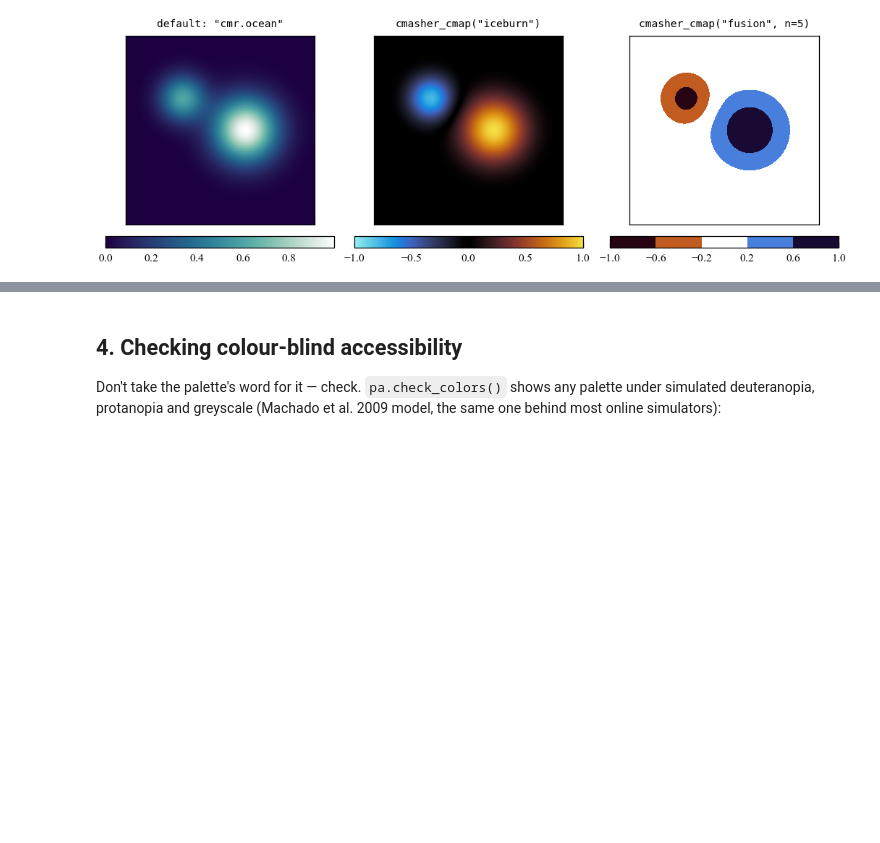
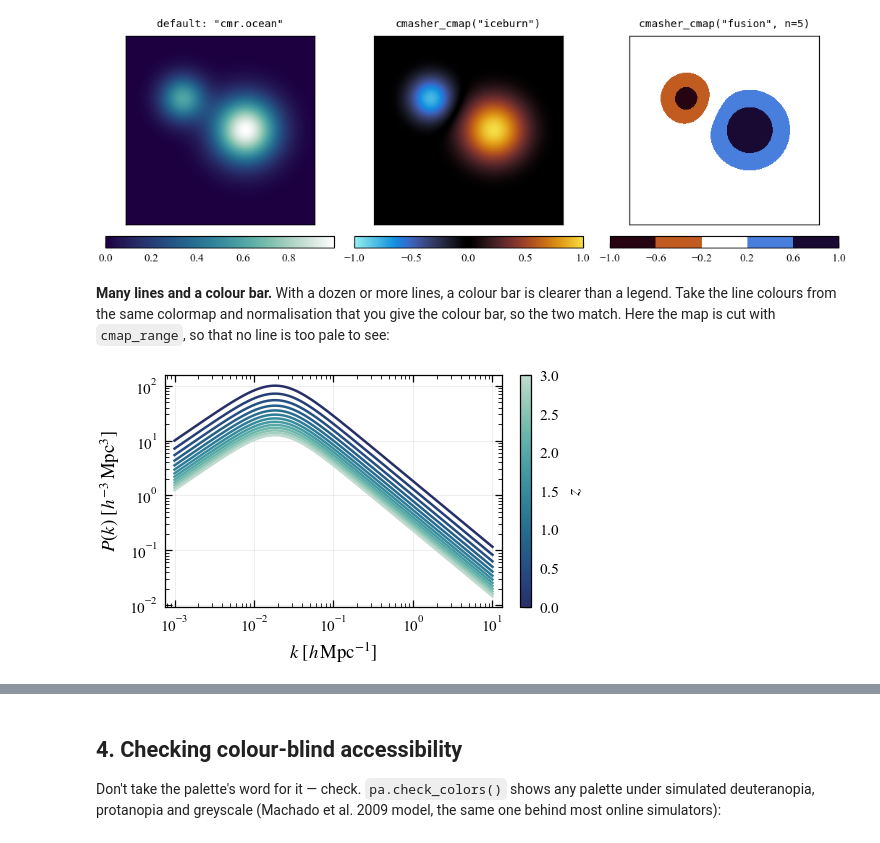
Before and after one commit to BehnoodBandi/plotastro, a Jupyter notebook: examples/tutorial.ipynb, the cells around one changed output, grey strips where cells are left out. Cells and saved outputs as stored; diff of their text form; code cells hidden in the pictures; blank space fills up the shorter version.

```diff
--- a/examples/tutorial.ipynb
+++ b/examples/tutorial.ipynb
@@ -308,3 +404,25 @@ plt.show()
 pa.set_style("mnras")   # back to the default colours and colormap
 # %% [output]
 [figure]
+# %% [markdown]
+**Many lines and a colour bar.** With a dozen or more lines, a colour bar
+is clearer than a legend. Take the line colours from the same colormap and
+normalisation that you give the colour bar, so the two match. Here the map
+is cut with `cmap_range`, so that no line is too pale to see:
+# %%
+import matplotlib as mpl
+
+redshifts = np.linspace(0, 3, 13)
+cmap = pa.cmasher_cmap("ocean", cmap_range=(0.15, 0.85))
+norm = mpl.colors.Normalize(redshifts.min(), redshifts.max())
+
+fig, ax = pa.subplots()
+for zi in redshifts:
+    ax.loglog(k, 1e4 * k / (1 + (k / 0.02) ** 2.2) / (1 + zi) ** 1.5,
+              color=cmap(norm(zi)))
+fig.colorbar(mpl.cm.ScalarMappable(norm=norm, cmap=cmap), ax=ax, label="$z$")
+ax.set_xlabel(r"$k\ [h\,\mathrm{Mpc}^{-1}]$")
+ax.set_ylabel(r"$P(k)\ [h^{-3}\,\mathrm{Mpc}^3]$")
+plt.show()
+# %% [output]
+[figure, added]
```
Also changed, not shown: parts of 14 cells of this notebook, 6 other files.
